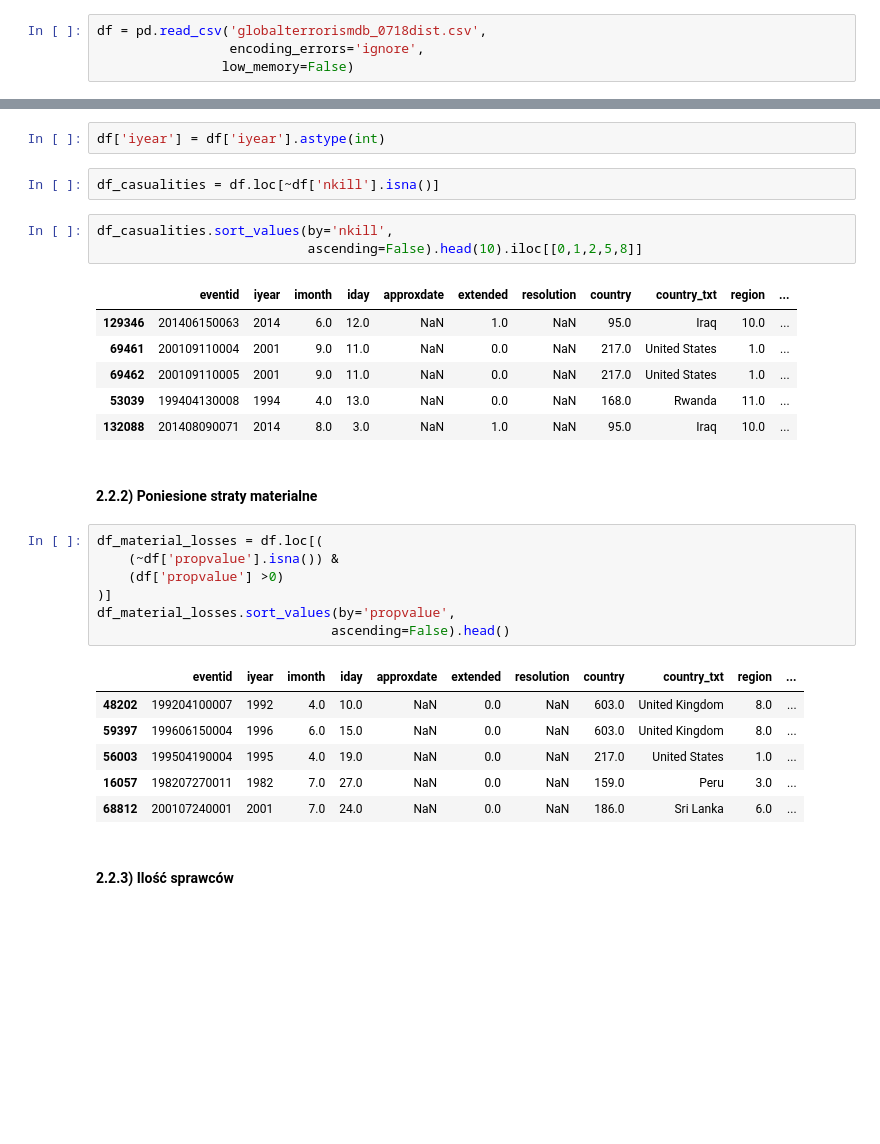
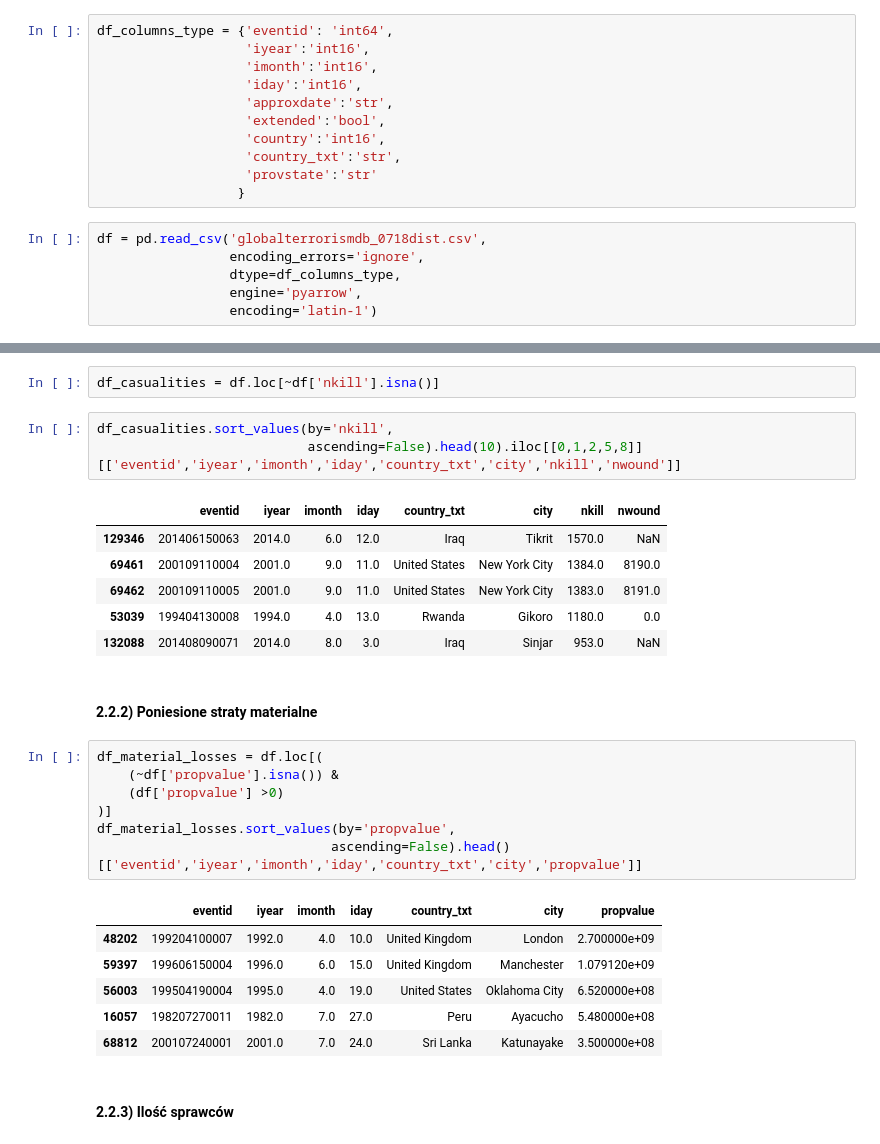
Before and after one commit to MarekWegierek/GTD-Analysis, a Jupyter notebook: GTD Analysis.ipynb, the cells around one changed output, grey strips where cells are left out. Saved outputs shown, nothing was run; the diff lists cells and outputs as text; blank space fills up the shorter version.

```diff
--- a/GTD Analysis.ipynb
+++ b/GTD Analysis.ipynb
@@ -19,8 +20,21 @@ import matplotlib.pyplot as plt
 import pdfplumber
 from geopy.geocoders import Nominatim
 pd.set_option('display.max_columns', None) # wymagane by widzieć wszystkie kolumny zawarte w df
+# %%
+df_columns_type = {'eventid': 'int64',
+                   'iyear':'int16',
+                   'imonth':'int16',
+                   'iday':'int16',
+                   'approxdate':'str',
+                   'extended':'bool',
+                   'country':'int16',
+                   'country_txt':'str',
+                   'provstate':'str'
+                  }
 # %%
 df = pd.read_csv('globalterrorismdb_0718dist.csv',
                  encoding_errors='ignore',
-                low_memory=False)
+                 dtype=df_columns_type,
+                 engine='pyarrow',
+                 encoding='latin-1')
 # %%
@@ -537,20 +480,18 @@ plt.show()
 ### 2.2) Pokazanie 5 największych incydentów pod względem ilości ofiar, poniesionych strat oraz ilości sprawców
 # %% [markdown]
 #### 2.2.1) Ofiary w ludziach
-# %%
-df['iyear'] = df['iyear'].astype(int)
 # %%
 df_casualities = df.loc[~df['nkill'].isna()]
 # %%
 df_casualities.sort_values(by='nkill',
-                           ascending=False).head(10).iloc[[0,1,2,5,8]]
+                           ascending=False).head(10).iloc[[0,1,2,5,8]][['eventid','iyear','imonth','iday','country_txt','city','nkill','nwound']]
 # %% [output]
-|  | eventid | iyear | imonth | iday | approxdate | extended | resolution | country | country_txt | region | ... |
-| 129346 | 201406150063 | 2014 | 6.0 | 12.0 | NaN | 1.0 | NaN | 95.0 | Iraq | 10.0 | ... |
-| 69461 | 200109110004 | 2001 | 9.0 | 11.0 | NaN | 0.0 | NaN | 217.0 | United States | 1.0 | ... |
-| 69462 | 200109110005 | 2001 | 9.0 | 11.0 | NaN | 0.0 | NaN | 217.0 | United States | 1.0 | ... |
-| 53039 | 199404130008 | 1994 | 4.0 | 13.0 | NaN | 0.0 | NaN | 168.0 | Rwanda | 11.0 | ... |
-| 132088 | 201408090071 | 2014 | 8.0 | 3.0 | NaN | 1.0 | NaN | 95.0 | Iraq | 10.0 | ... |
+|  | eventid | iyear | imonth | iday | country_txt | city | nkill | nwound |
+| 129346 | 201406150063 | 2014.0 | 6.0 | 12.0 | Iraq | Tikrit | 1570.0 | NaN |
+| 69461 | 200109110004 | 2001.0 | 9.0 | 11.0 | United States | New York City | 1384.0 | 8190.0 |
+| 69462 | 200109110005 | 2001.0 | 9.0 | 11.0 | United States | New York City | 1383.0 | 8191.0 |
+| 53039 | 199404130008 | 1994.0 | 4.0 | 13.0 | Rwanda | Gikoro | 1180.0 | 0.0 |
+| 132088 | 201408090071 | 2014.0 | 8.0 | 3.0 | Iraq | Sinjar | 953.0 | NaN |
 # %% [markdown]
 #### 2.2.2) Poniesione straty materialne
 # %%
@@ -559,14 +500,14 @@ df_material_losses = df.loc[(
     (df['propvalue'] >0)
 )]
 df_material_losses.sort_values(by='propvalue',
-                              ascending=False).head()
+                              ascending=False).head()[['eventid','iyear','imonth','iday','country_txt','city','propvalue']]
 # %% [output]
-|  | eventid | iyear | imonth | iday | approxdate | extended | resolution | country | country_txt | region | ... |
-| 48202 | 199204100007 | 1992 | 4.0 | 10.0 | NaN | 0.0 | NaN | 603.0 | United Kingdom | 8.0 | ... |
-| 59397 | 199606150004 | 1996 | 6.0 | 15.0 | NaN | 0.0 | NaN | 603.0 | United Kingdom | 8.0 | ... |
-| 56003 | 199504190004 | 1995 | 4.0 | 19.0 | NaN | 0.0 | NaN | 217.0 | United States | 1.0 | ... |
-| 16057 | 198207270011 | 1982 | 7.0 | 27.0 | NaN | 0.0 | NaN | 159.0 | Peru | 3.0 | ... |
-| 68812 | 200107240001 | 2001 | 7.0 | 24.0 | NaN | 0.0 | NaN | 186.0 | Sri Lanka | 6.0 | ... |
+|  | eventid | iyear | imonth | iday | country_txt | city | propvalue |
+| 48202 | 199204100007 | 1992.0 | 4.0 | 10.0 | United Kingdom | London | 2.700000e+09 |
+| 59397 | 199606150004 | 1996.0 | 6.0 | 15.0 | United Kingdom | Manchester | 1.079120e+09 |
+| 56003 | 199504190004 | 1995.0 | 4.0 | 19.0 | United States | Oklahoma City | 6.520000e+08 |
+| 16057 | 198207270011 | 1982.0 | 7.0 | 27.0 | Peru | Ayacucho | 5.480000e+08 |
+| 68812 | 200107240001 | 2001.0 | 7.0 | 24.0 | Sri Lanka | Katunayake | 3.500000e+08 |
 # %% [markdown]
 #### 2.2.3) Ilość sprawców
 # %%
```
Also changed, not shown: parts of 52 cells of this notebook.
